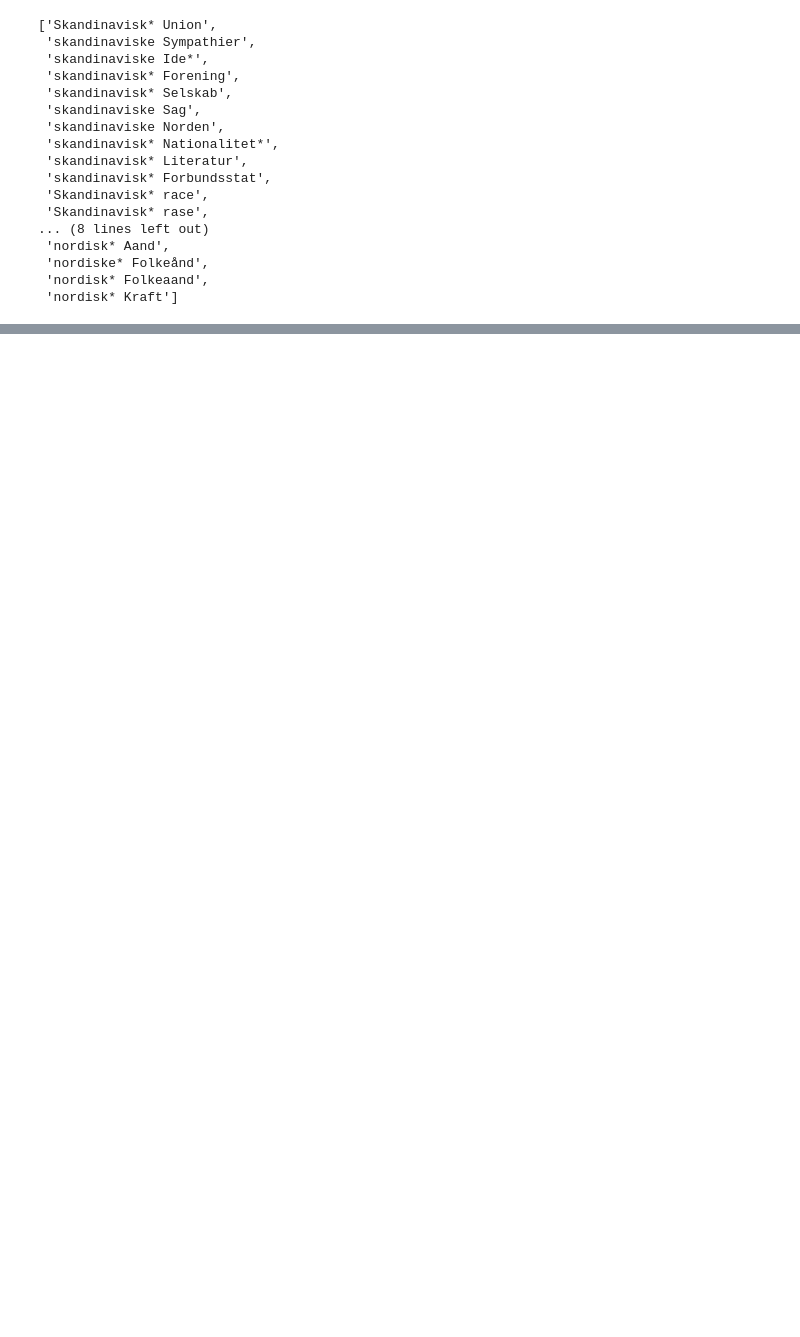
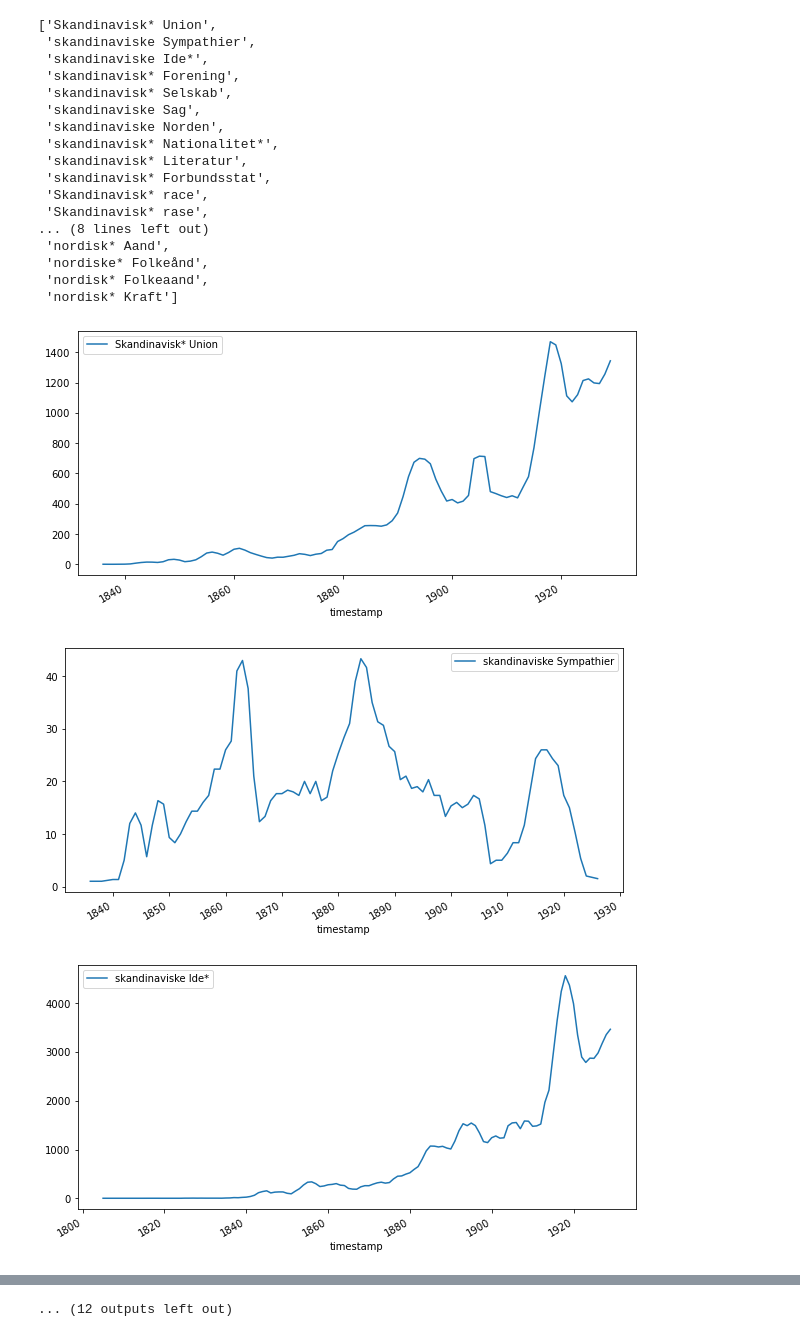
Before and after one commit to Yoonsen/aviser_trender, a Jupyter notebook: Ruths data.ipynb, the cells around one changed output, grey strips where cells are left out. Saved outputs shown, nothing was run; the diff lists cells and outputs as text; code cells hidden in the pictures; blank space fills up the shorter version.

```diff
--- a/Ruths data.ipynb
+++ b/Ruths data.ipynb
@@ -466,0 +477,10 @@ def nbdigital_trends(terms = None, mediatype = 'bøker', datetime_from = '180001
+# %%
+for x in fraser:
+    try:
+        nbdigital_trends(terms=[[x]],mediatype='aviser', datetime_from='18000101', datetime_to='19300101').plot(figsize = (10,5))
+    except:
+        print(x)
+# %% [output]
+[figure, added]
+[figure, added]
+[figure, added]
@@ -467 +496,2 @@ def nbdigital_trends(terms = None, mediatype = 'bøker', datetime_from = '180001
+... (12 outputs left out)
 # %%
```
Also changed, not shown: parts of 8 cells of this notebook, 6 other files.
